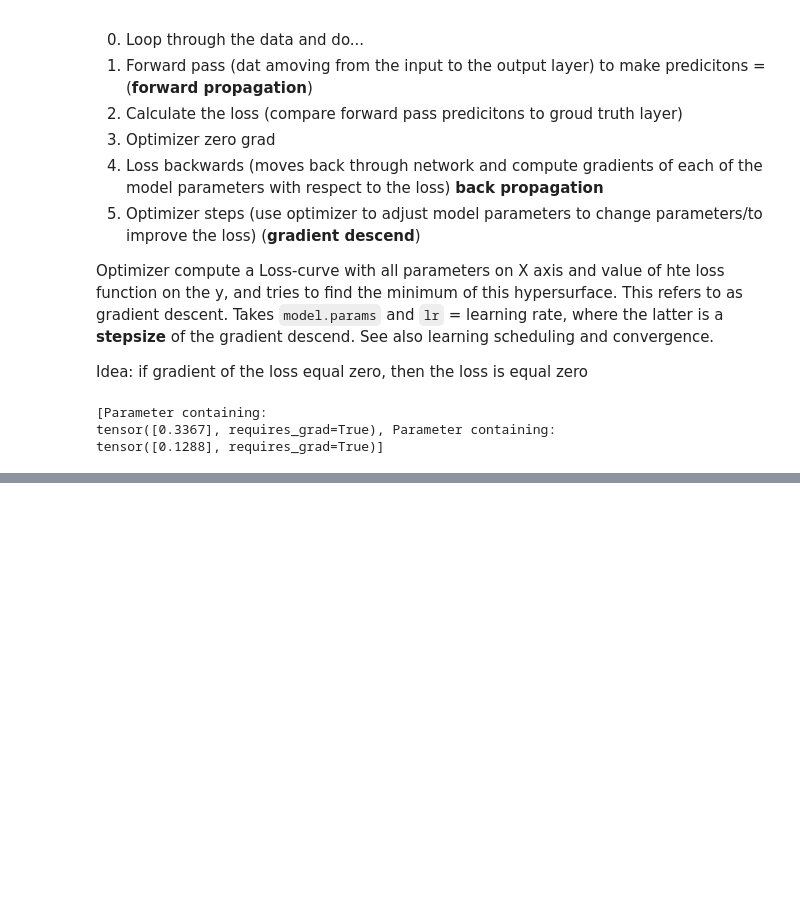
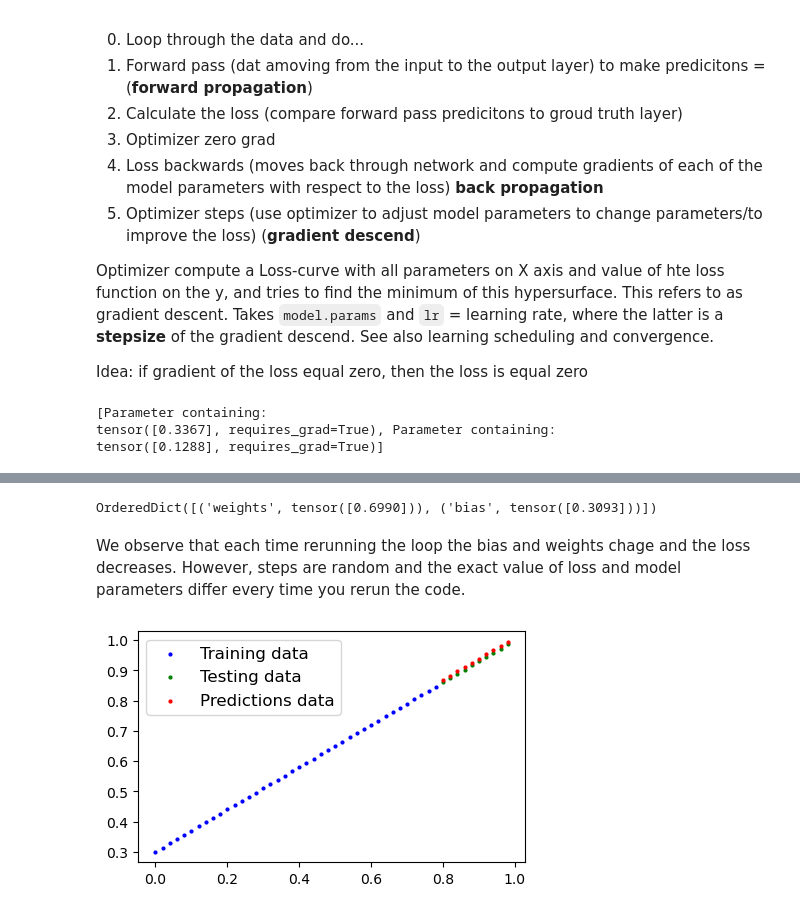
Before and after one commit to vsevolodnedora/DataScienceLearning, a Jupyter notebook: PyTorchLearning/Intro.ipynb, the cells around one changed output, grey strips where cells are left out. Drawn from its saved outputs; the diff is of its cells as text; code cells hidden in the pictures; blank space fills up the shorter version.

Commit message:
updated .tex files and latest plots

```diff
--- a/PyTorchLearning/Intro.ipynb
+++ b/PyTorchLearning/Intro.ipynb
@@ -231,0 +279,18 @@ for epoch in range(epochs):
+# %%
+
+# OrderedDict([('weights', tensor([0.3445])), ('bias', tensor([0.1488]))])
+model_0.state_dict() # original
+# %% [output]
+OrderedDict([('weights', tensor([0.6990])), ('bias', tensor([0.3093]))])
+# %% [markdown]
+We observe that each time rerunning the loop the bias and weights chage and the loss decreases.
+However, steps are random and the exact value of loss and model parameters differ every time you rerun the code.
+# %%
+# predictions
+with torch.inference_mode(): # with `with` -- turn off the gradient tracking! Faster for inferences
+    y_preds_new = model_0(X_test)
+
+# plot new predictions after N manual iterations
+plot_predictions(predictions=y_preds_new)
+# %% [output]
+[figure, added]
```
Also changed, not shown: parts of 9 cells of this notebook.
